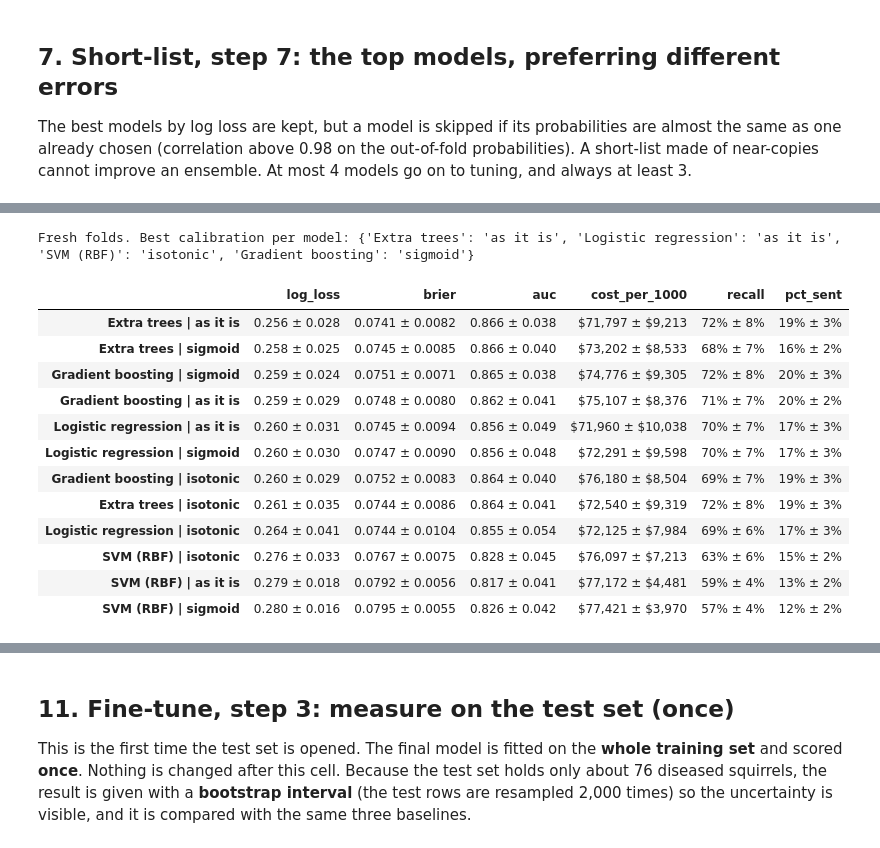
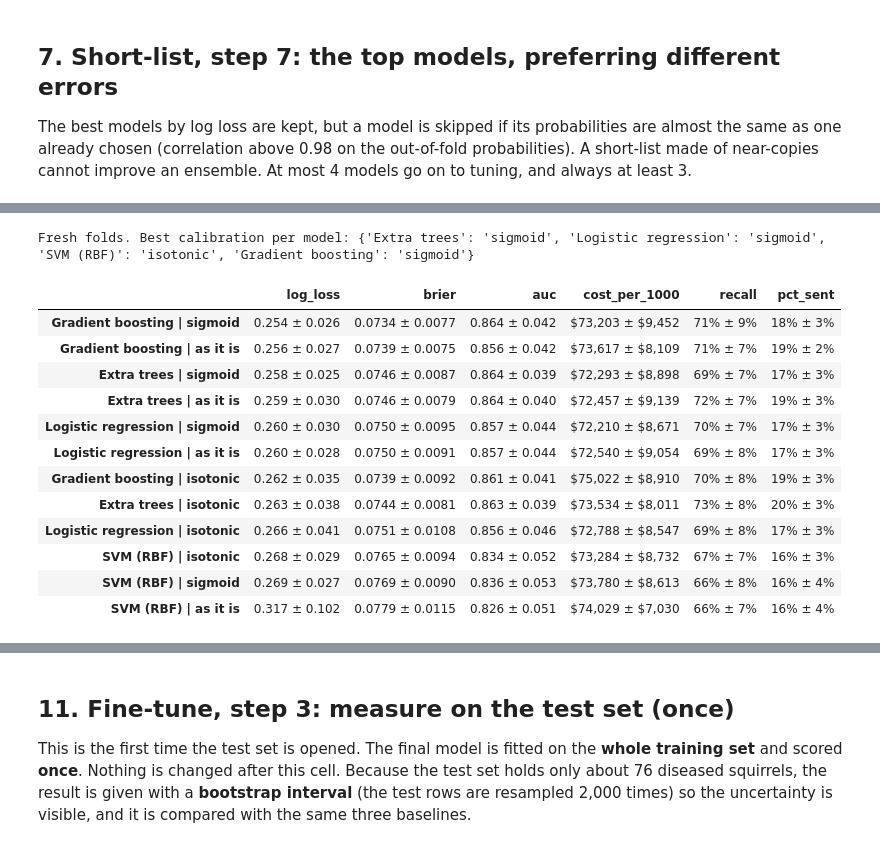
Before and after one commit to tshiyongam/P2-Nutosis, a Jupyter notebook: Nutosis - Training.ipynb, the cells around one changed output, grey strips where cells are left out. Drawn from its saved outputs; the diff is of its cells as text; code cells hidden in the pictures.

```diff
--- a/Nutosis - Training.ipynb
+++ b/Nutosis - Training.ipynb
@@ -594,35 +550,0 @@ The score a search reports is slightly **optimistic**, because the best of 20 tr
-# %%
-N_ITER = 20
-SPACES = {
-    "Logistic regression":  {"C": loguniform(1e-3, 1e2)},
-    "Naive Bayes":          {"var_smoothing": loguniform(1e-9, 1e-2)},
-    "k nearest neighbours": {"n_neighbors": randint(10, 100), "weights": ["uniform", "distance"]},
-    "SVM (RBF)":            {"estimator__C": loguniform(1e-2, 1e2), "estimator__gamma": loguniform(1e-3, 1e-1)},
-    "Random forest":        {"n_estimators": randint(200, 500), "min_samples_leaf": randint(2, 30),
-                             "max_features": uniform(0.1, 0.6), "max_depth": [None, 4, 6, 8]},
-    "Extra trees":          {"n_estimators": randint(200, 500), "min_samples_leaf": randint(2, 30),
-                             "max_features": uniform(0.1, 0.6), "max_depth": [None, 4, 6, 8]},
-    "Gradient boosting":    {"learning_rate": loguniform(0.01, 0.2), "max_iter": randint(50, 400),
-                             "max_leaf_nodes": randint(3, 16), "min_samples_leaf": randint(10, 80),
-                             "l2_regularization": loguniform(1e-3, 10)},
-    "Neural net (MLP)":     {"hidden_layer_sizes": [(16,), (32,), (64,), (32, 16)], "alpha": loguniform(0.1, 10),
-                             "learning_rate_init": loguniform(1e-3, 1e-2)},
-}
-
-# Each parallel worker loads its own copy of the spaCy model (about 0.8 GB), so use fewer workers when it is needed
-N_JOBS = 4 if PREP_SETTINGS.get("use_spacy_similarity") else -1
-
-TUNED, tuning_rows = {}, []
-for name in SHORTLIST:
-    search = RandomizedSearchCV(with_prep(CANDIDATES[name], **PREP_SETTINGS),
-                                {f"model__{k}": v for k, v in SPACES[name].items()},
-                                n_iter=N_ITER, scoring="neg_log_loss", cv=make_cv(), n_jobs=N_JOBS,
-                                random_state=SEED, refit=True)
-    search.fit(X_train, y_train, groups=ids)
-    TUNED[name] = clone(search.best_estimator_.named_steps["model"])          # the model with its best settings, unfitted
-    tuning_rows.append({"model": name, "log loss before": means.loc[name, "log_loss"],
-                        "log loss after (search)": -search.best_score_,
-                        "best settings": {k.split("__", 1)[1]: (round(v, 4) if isinstance(v, float) else v)
-                                          for k, v in search.best_params_.items()}})
-    print(f"done: {name}")
-pd.DataFrame(tuning_rows).set_index("model")
@@ -646,34 +706,39 @@ done: Gradient boosting
 # %%
 FRESH = make_cv(seed=7)                                   # a different split from the one used for tuning
 
 
 def calibrated(estimator, method):
     return clone(estimator) if method is None else CalibratedClassifierCV(clone(estimator), method=method, cv=5)
 
 
+def tuned_pipeline(name, method):
+    """The tuned pipeline of a model (its own preparation settings), with the model calibrated by `method`."""
+    pipe = clone(TUNED[name])
+    return pipe.set_params(model=calibrated(pipe.named_steps["model"], method))
+
+
 calibration_results, best_method = {}, {}
 for name in SHORTLIST:
-    scores = {m: cv_evaluate(with_prep(calibrated(TUNED[name], m), **PREP_SETTINGS), cv=FRESH)[0]
-              for m in (None, "sigmoid", "isotonic")}
+    scores = {m: cv_evaluate(tuned_pipeline(name, m), cv=FRESH)[0] for m in (None, "sigmoid", "isotonic")}
     for m, s in scores.items():
         calibration_results[f"{name} | {m or 'as it is'}"] = s
     best_method[name] = min(scores, key=lambda m: scores[m]["log_loss"].mean())
 
 shown_cal, _ = compare(calibration_results)
 print("Fresh folds. Best calibration per model:", {n: (m or "as it is") for n, m in best_method.items()})
 shown_cal
 # %% [output]
-Fresh folds. Best calibration per model: {'Extra trees': 'as it is', 'Logistic regression': 'as it is', 'SVM (RBF)': 'isotonic', 'Gradient boosting': 'sigmoid'}
+Fresh folds. Best calibration per model: {'Extra trees': 'sigmoid', 'Logistic regression': 'sigmoid', 'SVM (RBF)': 'isotonic', 'Gradient boosting': 'sigmoid'}
 |  | log_loss | brier | auc | cost_per_1000 | recall | pct_sent |
-| Extra trees | as it is | 0.256 ± 0.028 | 0.0741 ± 0.0082 | 0.866 ± 0.038 | $71,797 ± $9,213 | 72% ± 8% | 19% ± 3% |
-| Extra trees | sigmoid | 0.258 ± 0.025 | 0.0745 ± 0.0085 | 0.866 ± 0.040 | $73,202 ± $8,533 | 68% ± 7% | 16% ± 2% |
-| Gradient boosting | sigmoid | 0.259 ± 0.024 | 0.0751 ± 0.0071 | 0.865 ± 0.038 | $74,776 ± $9,305 | 72% ± 8% | 20% ± 3% |
-| Gradient boosting | as it is | 0.259 ± 0.029 | 0.0748 ± 0.0080 | 0.862 ± 0.041 | $75,107 ± $8,376 | 71% ± 7% | 20% ± 2% |
-| Logistic regression | as it is | 0.260 ± 0.031 | 0.0745 ± 0.0094 | 0.856 ± 0.049 | $71,960 ± $10,038 | 70% ± 7% | 17% ± 3% |
-| Logistic regression | sigmoid | 0.260 ± 0.030 | 0.0747 ± 0.0090 | 0.856 ± 0.048 | $72,291 ± $9,598 | 70% ± 7% | 17% ± 3% |
-| Gradient boosting | isotonic | 0.260 ± 0.029 | 0.0752 ± 0.0083 | 0.864 ± 0.040 | $76,180 ± $8,504 | 69% ± 7% | 19% ± 3% |
-| Extra trees | isotonic | 0.261 ± 0.035 | 0.0744 ± 0.0086 | 0.864 ± 0.041 | $72,540 ± $9,319 | 72% ± 8% | 19% ± 3% |
-| Logistic regression | isotonic | 0.264 ± 0.041 | 0.0744 ± 0.0104 | 0.855 ± 0.054 | $72,125 ± $7,984 | 69% ± 6% | 17% ± 3% |
-| SVM (RBF) | isotonic | 0.276 ± 0.033 | 0.0767 ± 0.0075 | 0.828 ± 0.045 | $76,097 ± $7,213 | 63% ± 6% | 15% ± 2% |
-| SVM (RBF) | as it is | 0.279 ± 0.018 | 0.0792 ± 0.0056 | 0.817 ± 0.041 | $77,172 ± $4,481 | 59% ± 4% | 13% ± 2% |
-| SVM (RBF) | sigmoid | 0.280 ± 0.016 | 0.0795 ± 0.0055 | 0.826 ± 0.042 | $77,421 ± $3,970 | 57% ± 4% | 12% ± 2% |
+| Gradient boosting | sigmoid | 0.254 ± 0.026 | 0.0734 ± 0.0077 | 0.864 ± 0.042 | $73,203 ± $9,452 | 71% ± 9% | 18% ± 3% |
+| Gradient boosting | as it is | 0.256 ± 0.027 | 0.0739 ± 0.0075 | 0.856 ± 0.042 | $73,617 ± $8,109 | 71% ± 7% | 19% ± 2% |
+| Extra trees | sigmoid | 0.258 ± 0.025 | 0.0746 ± 0.0087 | 0.864 ± 0.039 | $72,293 ± $8,898 | 69% ± 7% | 17% ± 3% |
+| Extra trees | as it is | 0.259 ± 0.030 | 0.0746 ± 0.0079 | 0.864 ± 0.040 | $72,457 ± $9,139 | 72% ± 7% | 19% ± 3% |
+| Logistic regression | sigmoid | 0.260 ± 0.030 | 0.0750 ± 0.0095 | 0.857 ± 0.044 | $72,210 ± $8,671 | 70% ± 7% | 17% ± 3% |
+| Logistic regression | as it is | 0.260 ± 0.028 | 0.0750 ± 0.0091 | 0.857 ± 0.044 | $72,540 ± $9,054 | 69% ± 8% | 17% ± 3% |
+| Gradient boosting | isotonic | 0.262 ± 0.035 | 0.0739 ± 0.0092 | 0.861 ± 0.041 | $75,022 ± $8,910 | 70% ± 8% | 19% ± 3% |
+| Extra trees | isotonic | 0.263 ± 0.038 | 0.0744 ± 0.0081 | 0.863 ± 0.039 | $73,534 ± $8,011 | 73% ± 8% | 20% ± 3% |
+| Logistic regression | isotonic | 0.266 ± 0.041 | 0.0751 ± 0.0108 | 0.856 ± 0.046 | $72,788 ± $8,547 | 69% ± 8% | 17% ± 3% |
+| SVM (RBF) | isotonic | 0.268 ± 0.029 | 0.0765 ± 0.0094 | 0.834 ± 0.052 | $73,284 ± $8,732 | 67% ± 7% | 16% ± 3% |
+| SVM (RBF) | sigmoid | 0.269 ± 0.027 | 0.0769 ± 0.0090 | 0.836 ± 0.053 | $73,780 ± $8,613 | 66% ± 8% | 16% ± 4% |
+| SVM (RBF) | as it is | 0.317 ± 0.102 | 0.0779 ± 0.0115 | 0.826 ± 0.051 | $74,029 ± $7,030 | 66% ± 7% | 16% ± 4% |
```
Also changed, not shown: parts of 33 cells of this notebook, 10 other files.
